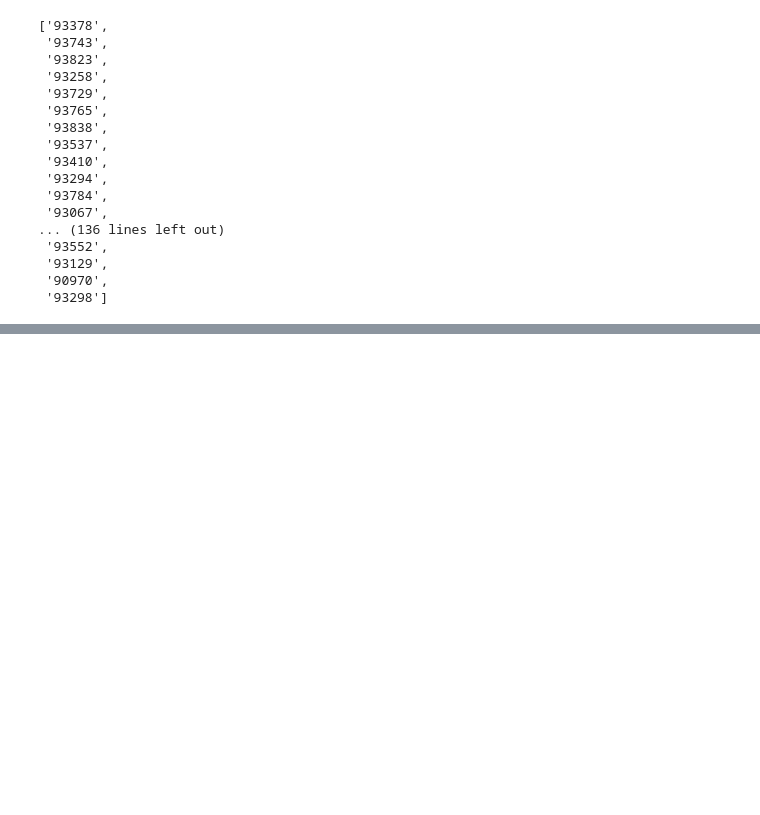
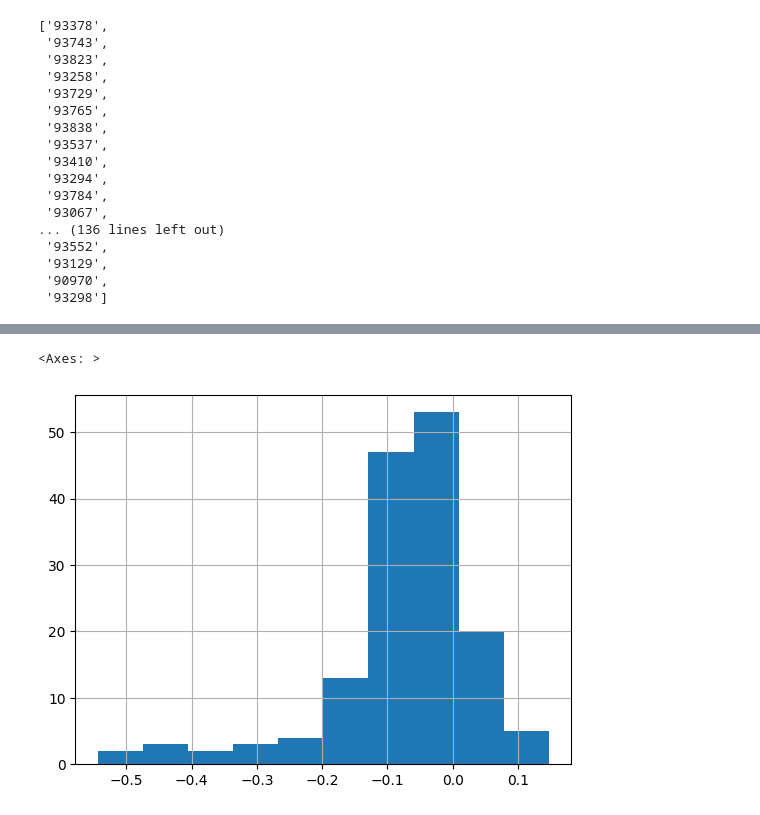
Before and after one commit to MetServiceDev/verif-data, a Jupyter notebook: app/app_dev.ipynb, the cells around one changed output, grey strips where cells are left out. Cells and saved outputs as stored; diff of their text form; code cells hidden in the pictures; blank space fills up the shorter version.

```diff
--- a/app/app_dev.ipynb
+++ b/app/app_dev.ipynb
@@ -89,0 +326,9 @@ NameError: name 'pd' is not defined
+# %%
+def load_mean_leadtime(model_path):
+    _ds = pd.concat([pd.read_parquet(file).assign(stationId = file.split('/')[-1:][0][:5])
+            for file in glob.glob(f'{model_path}/*_leadtime_mean.parquet')])
+    _ds['lead_hour'] = _ds.index / np.timedelta64(1, 'h')
+    return _ds
+# %%
+model_leadtimes = load_mean_leadtime(f'{data_path}/{year}/{model}/{predictand}/').assign(model = model)
+epd_leadtimes = load_mean_leadtime(f'{data_path}/{year}/ePD/{predictand}/').assign(model = 'ePD')
@@ -89,0 +352,7 @@ NameError: name 'pd' is not defined
+# %%
+crpss = (epd_leadtimes[['stationId', 'lead_hour', 'crps' ]]
+    .merge(model_leadtimes[['stationId', 'lead_hour', 'crps' ]],
+           on=['stationId', 'lead_hour'],
+           suffixes=('_epd', '_model'))
+    .assign(crpss = lambda x: 1 - x.crps_model/x.crps_epd))
+crpss
@@ -89,0 +410,3 @@ NameError: name 'pd' is not defined
+# %%
+crpss_station = crpss[['stationId','crps_epd','crps_model','crpss']].groupby('stationId').mean()
+crpss_station
@@ -89,0 +428,5 @@ NameError: name 'pd' is not defined
+# %%
+crpss_station['crpss'].hist()
+# %% [output]
+<Axes: >
+[figure, added]
```
Also changed, not shown: parts of 26 cells of this notebook, 4 other files.
